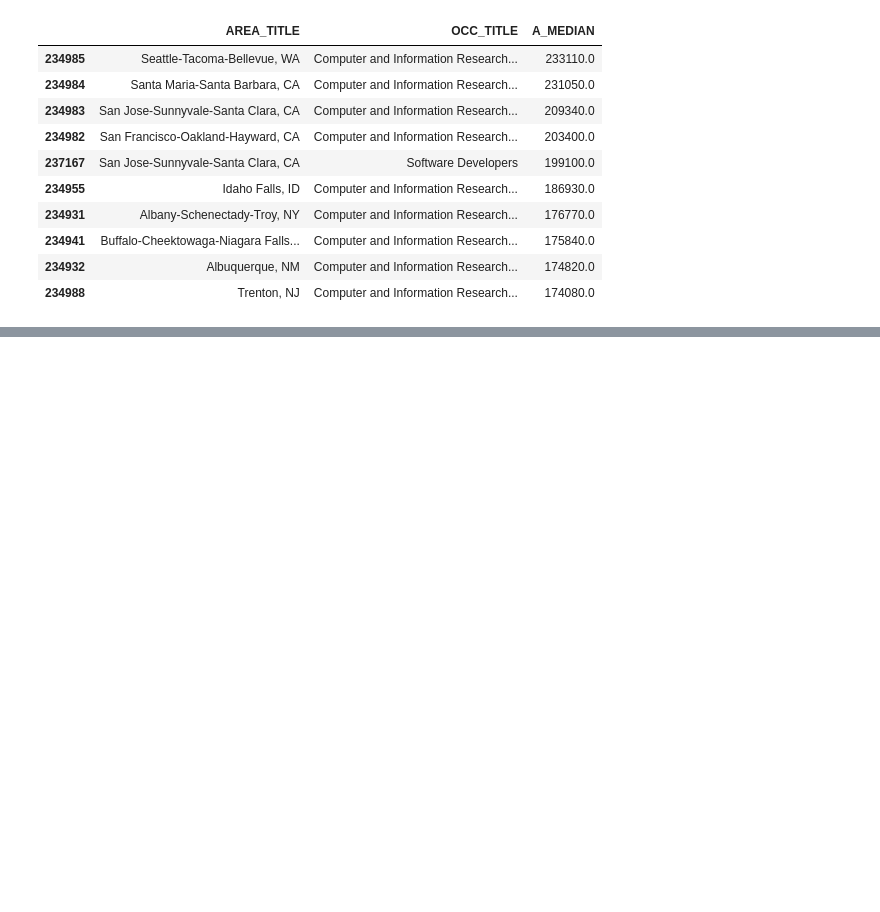
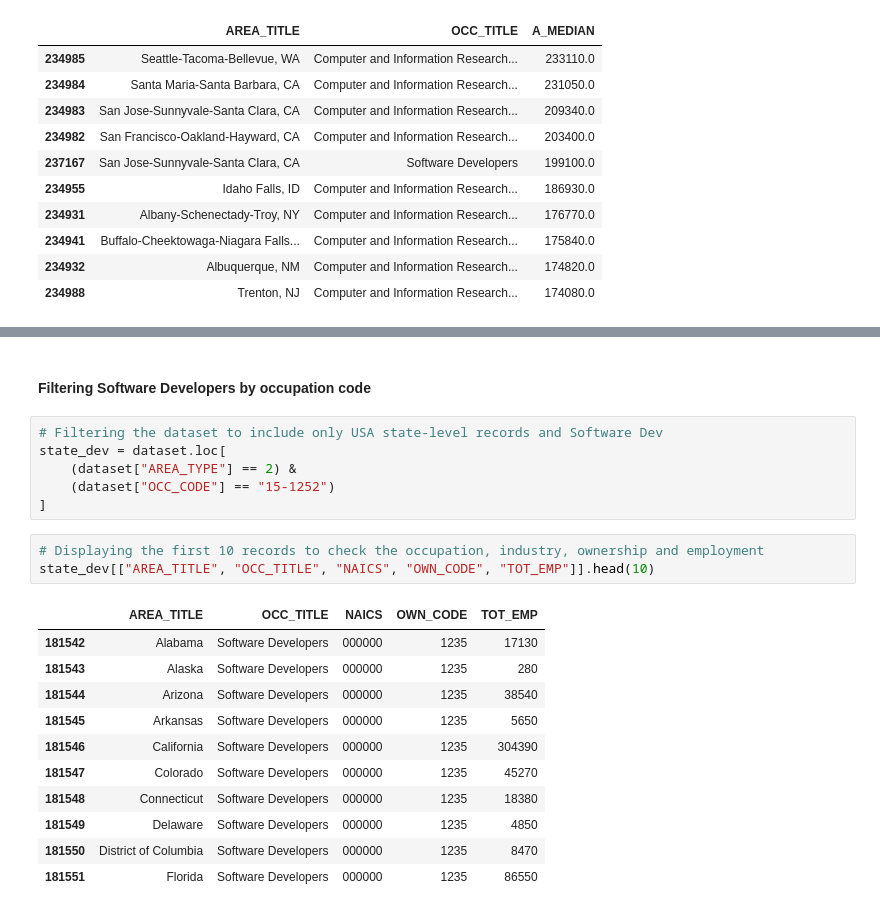
Before and after one commit to HeloEugenio0916/Data-Visualisation-and-Communication-CA1, a Jupyter notebook: CA1.ipynb, the cells around one changed output, grey strips where cells are left out. Cells and saved outputs as stored; diff of their text form; blank space fills up the shorter version.

```diff
--- a/CA1.ipynb
+++ b/CA1.ipynb
@@ -429,0 +456,23 @@ salary[["AREA_TITLE", "OCC_TITLE", "A_MEDIAN"]].sort_values(
+# %% [markdown]
+#### Filtering Software Developers by occupation code
+# %%
+# Filtering the dataset to include only USA state-level records and Software Dev
+state_dev = dataset.loc[
+    (dataset["AREA_TYPE"] == 2) &
+    (dataset["OCC_CODE"] == "15-1252")
+]
+# %%
+# Displaying the first 10 records to check the occupation, industry, ownership and employment
+state_dev[["AREA_TITLE", "OCC_TITLE", "NAICS", "OWN_CODE", "TOT_EMP"]].head(10)
+# %% [output]
+|  | AREA_TITLE | OCC_TITLE | NAICS | OWN_CODE | TOT_EMP |
+| 181542 | Alabama | Software Developers | 000000 | 1235 | 17130 |
+| 181543 | Alaska | Software Developers | 000000 | 1235 | 280 |
+| 181544 | Arizona | Software Developers | 000000 | 1235 | 38540 |
+| 181545 | Arkansas | Software Developers | 000000 | 1235 | 5650 |
+| 181546 | California | Software Developers | 000000 | 1235 | 304390 |
+| 181547 | Colorado | Software Developers | 000000 | 1235 | 45270 |
+| 181548 | Connecticut | Software Developers | 000000 | 1235 | 18380 |
+| 181549 | Delaware | Software Developers | 000000 | 1235 | 4850 |
+| 181550 | District of Columbia | Software Developers | 000000 | 1235 | 8470 |
+| 181551 | Florida | Software Developers | 000000 | 1235 | 86550 |
```
Also changed, not shown: parts of 20 cells of this notebook.
